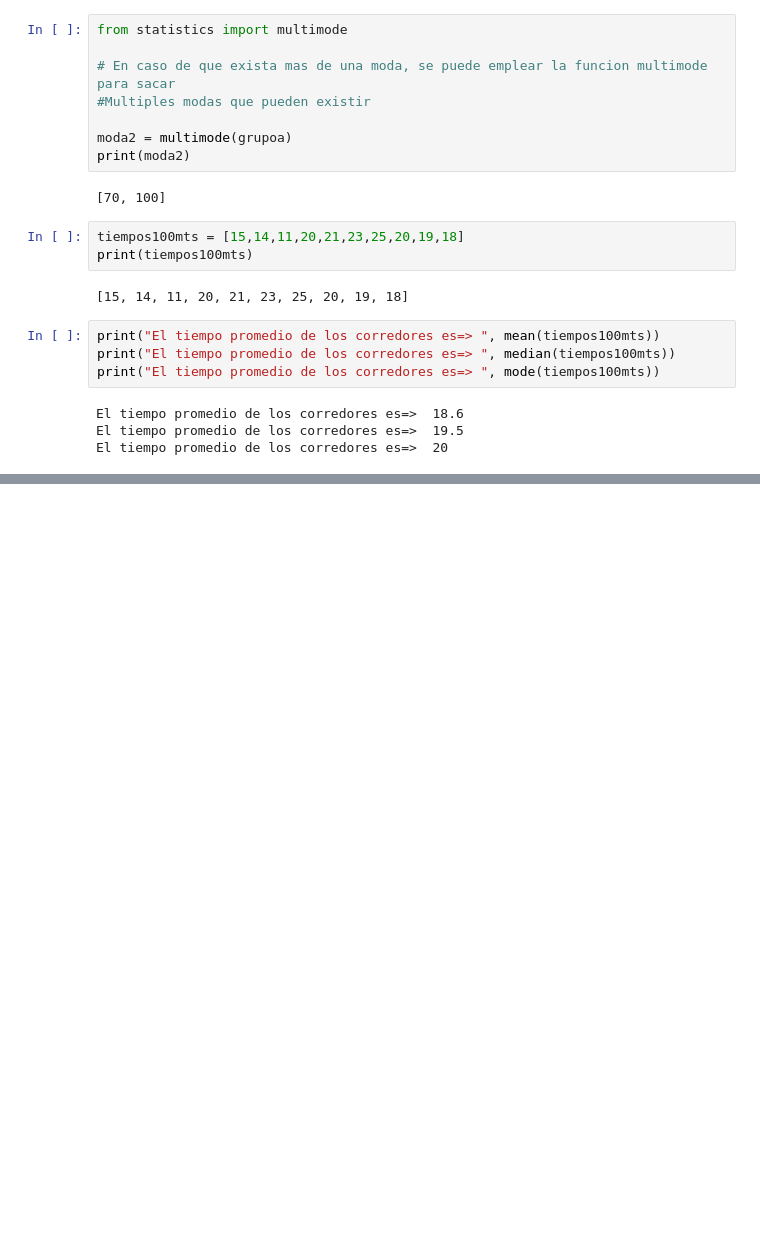
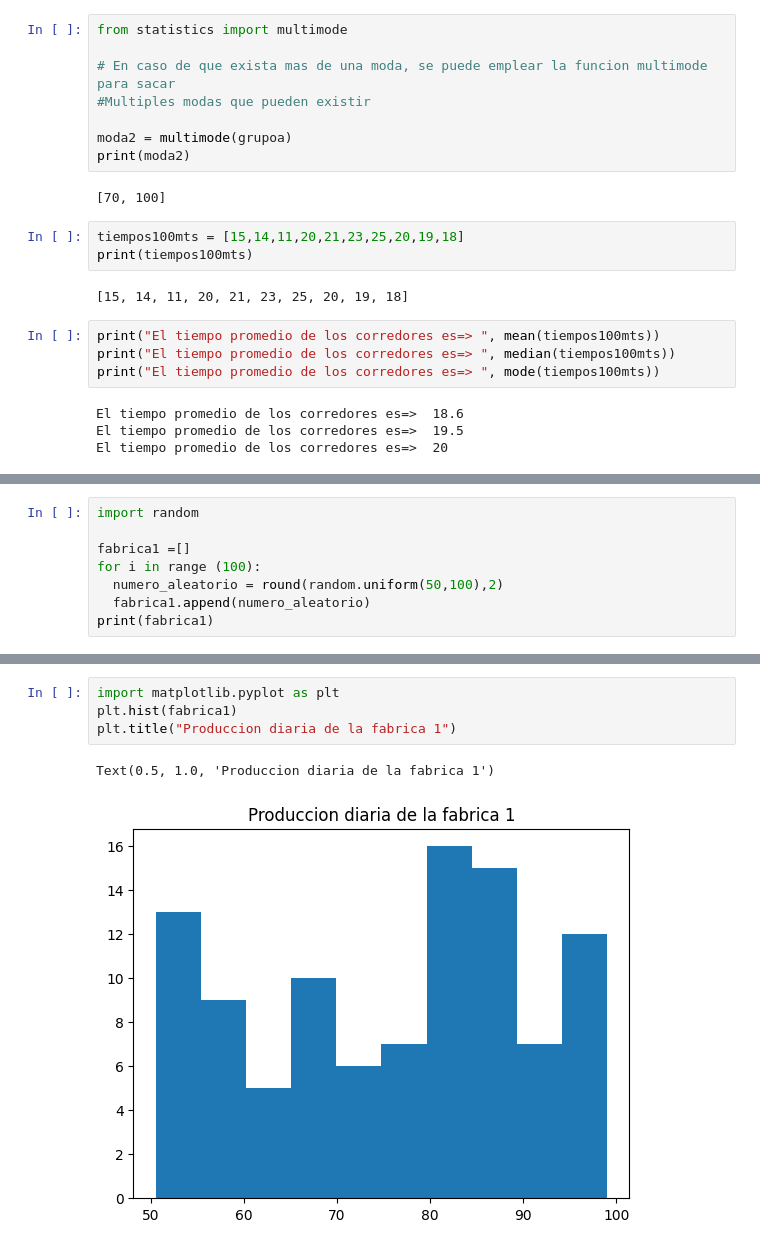
Before and after one commit to MiguelAngelSP29/Probabilidad-y-estad-stica-, a Jupyter notebook: Untitled0.ipynb, the cells around one changed output, grey strips where cells are left out. Saved outputs shown, nothing was run; the diff lists cells and outputs as text; blank space fills up the shorter version.

```diff
--- a/Untitled0.ipynb
+++ b/Untitled0.ipynb
@@ -76,0 +81,8 @@ El tiempo promedio de los corredores es=>  20
+# %%
+import random
+
+fabrica1 =[]
+for i in range (100):
+  numero_aleatorio = round(random.uniform(50,100),2)
+  fabrica1.append(numero_aleatorio)
+print(fabrica1)
@@ -76,0 +111,7 @@ El tiempo promedio de los corredores es=>  20
+# %%
+import matplotlib.pyplot as plt
+plt.hist(fabrica1)
+plt.title("Produccion diaria de la fabrica 1")
+# %% [output]
+Text(0.5, 1.0, 'Produccion diaria de la fabrica 1')
+[figure, added]
```
Also changed, not shown: parts of 10 cells of this notebook.
